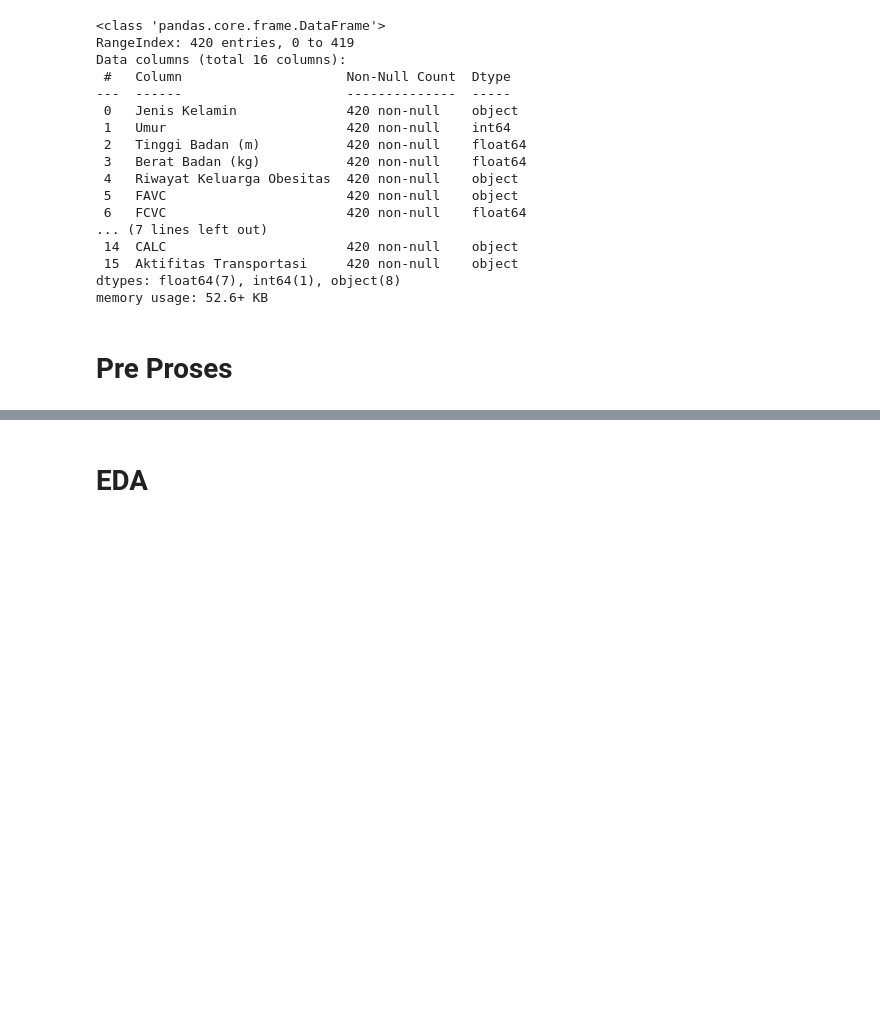
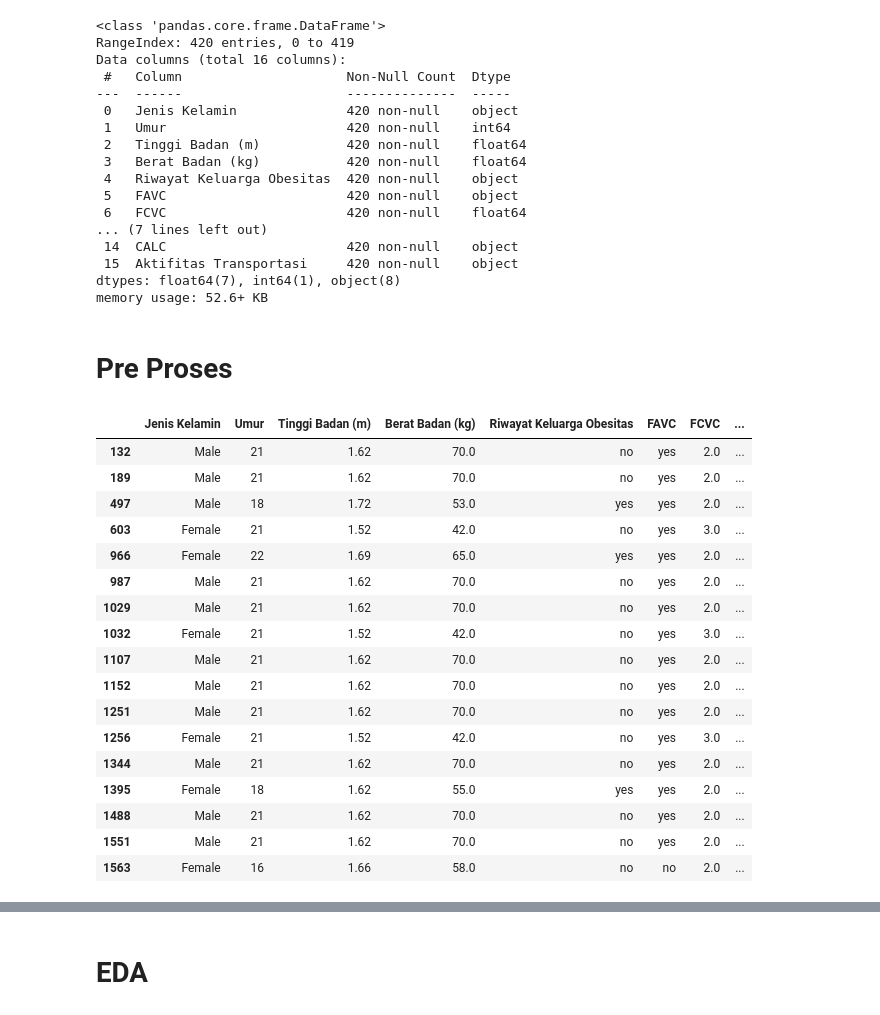
Before and after one commit to firarru/Matkul-ML, a Jupyter notebook: UTS_ML.ipynb, the cells around one changed output, grey strips where cells are left out. Saved outputs shown, nothing was run; the diff lists cells and outputs as text; code cells hidden in the pictures; blank space fills up the shorter version.

```diff
--- a/UTS_ML.ipynb
+++ b/UTS_ML.ipynb
@@ -72,7 +72,26 @@ memory usage: 52.6+ KB
 # %% [markdown]
 # **Pre Proses**
 # %%
-df_train = df_train.drop_duplicates()
+df_train[df_train.duplicated()]
+# %% [output]
+|  | Jenis Kelamin | Umur | Tinggi Badan (m) | Berat Badan (kg) | Riwayat Keluarga Obesitas | FAVC | FCVC | ... |
+| 132 | Male | 21 | 1.62 | 70.0 | no | yes | 2.0 | ... |
+| 189 | Male | 21 | 1.62 | 70.0 | no | yes | 2.0 | ... |
+| 497 | Male | 18 | 1.72 | 53.0 | yes | yes | 2.0 | ... |
+| 603 | Female | 21 | 1.52 | 42.0 | no | yes | 3.0 | ... |
+| 966 | Female | 22 | 1.69 | 65.0 | yes | yes | 2.0 | ... |
+| 987 | Male | 21 | 1.62 | 70.0 | no | yes | 2.0 | ... |
+| 1029 | Male | 21 | 1.62 | 70.0 | no | yes | 2.0 | ... |
+| 1032 | Female | 21 | 1.52 | 42.0 | no | yes | 3.0 | ... |
+| 1107 | Male | 21 | 1.62 | 70.0 | no | yes | 2.0 | ... |
+| 1152 | Male | 21 | 1.62 | 70.0 | no | yes | 2.0 | ... |
+| 1251 | Male | 21 | 1.62 | 70.0 | no | yes | 2.0 | ... |
+| 1256 | Female | 21 | 1.52 | 42.0 | no | yes | 3.0 | ... |
+| 1344 | Male | 21 | 1.62 | 70.0 | no | yes | 2.0 | ... |
+| 1395 | Female | 18 | 1.62 | 55.0 | yes | yes | 2.0 | ... |
+| 1488 | Male | 21 | 1.62 | 70.0 | no | yes | 2.0 | ... |
+| 1551 | Male | 21 | 1.62 | 70.0 | no | yes | 2.0 | ... |
+| 1563 | Female | 16 | 1.66 | 58.0 | no | no | 2.0 | ... |
 # %%
 df_train = df_train.fillna(df_train.mode())
 # %%
```
Also changed, not shown: parts of 22 cells of this notebook.
